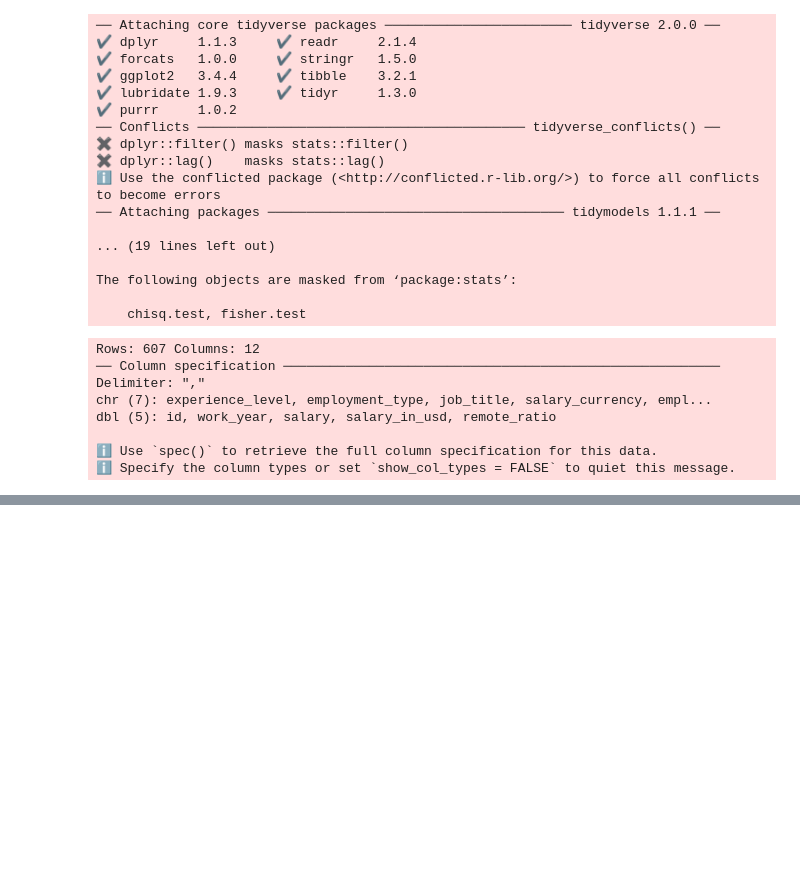
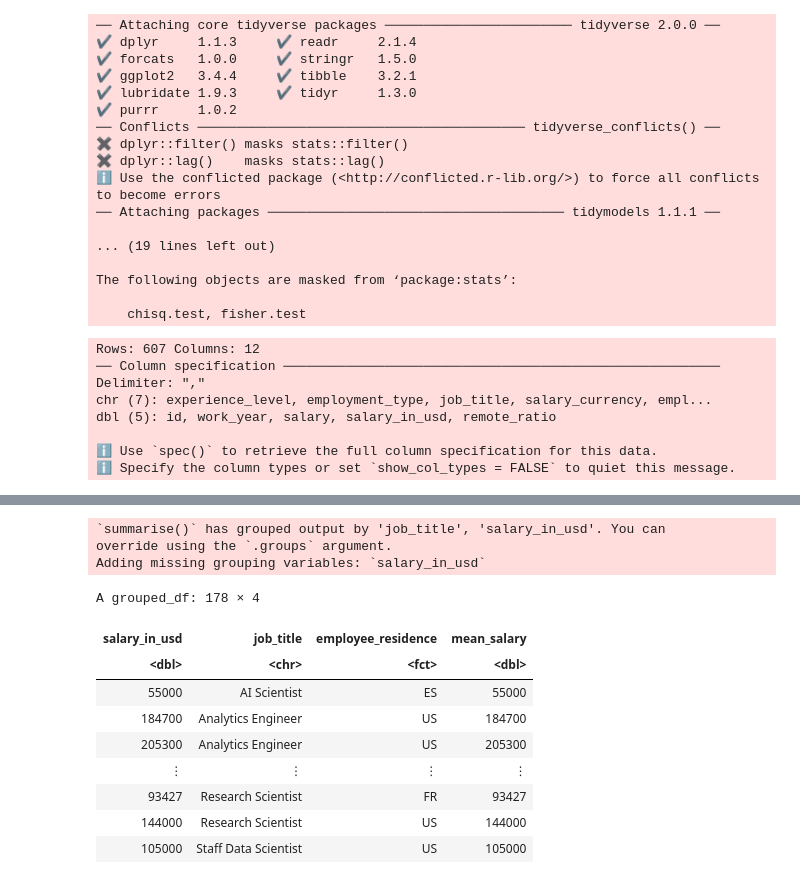
Before and after one commit to bonnie-situ/DSCI100-Final-Project-Group-010-8, a Jupyter notebook: Group Project Proposal.ipynb, the cells around one changed output, grey strips where cells are left out. Cells and saved outputs as stored; diff of their text form; code cells hidden in the pictures; blank space fills up the shorter version.

```diff
--- a/Group Project Proposal.ipynb
+++ b/Group Project Proposal.ipynb
@@ -146,0 +149,21 @@ se_plot
+# %%
+mean_salary_se <- se_train |>
+    group_by(job_title, salary_in_usd, employee_residence) |>
+    summarise(mean_salary = mean(salary_in_usd)) |>
+    select(-salary_in_usd)
+
+mean_salary_se
+# %% [output]
+`summarise()` has grouped output by 'job_title', 'salary_in_usd'. You can
+override using the `.groups` argument.
+Adding missing grouping variables: `salary_in_usd`
+A grouped_df: 178 × 4
+| salary_in_usd | job_title | employee_residence | mean_salary |
+| <dbl> | <chr> | <fct> | <dbl> |
+| 55000 | AI Scientist | ES | 55000 |
+| 184700 | Analytics Engineer | US | 184700 |
+| 205300 | Analytics Engineer | US | 205300 |
+| ⋮ | ⋮ | ⋮ | ⋮ |
+| 93427 | Research Scientist | FR | 93427 |
+| 144000 | Research Scientist | US | 144000 |
+| 105000 | Staff Data Scientist | US | 105000 |
```
Also changed, not shown: parts of 6 cells of this notebook.
